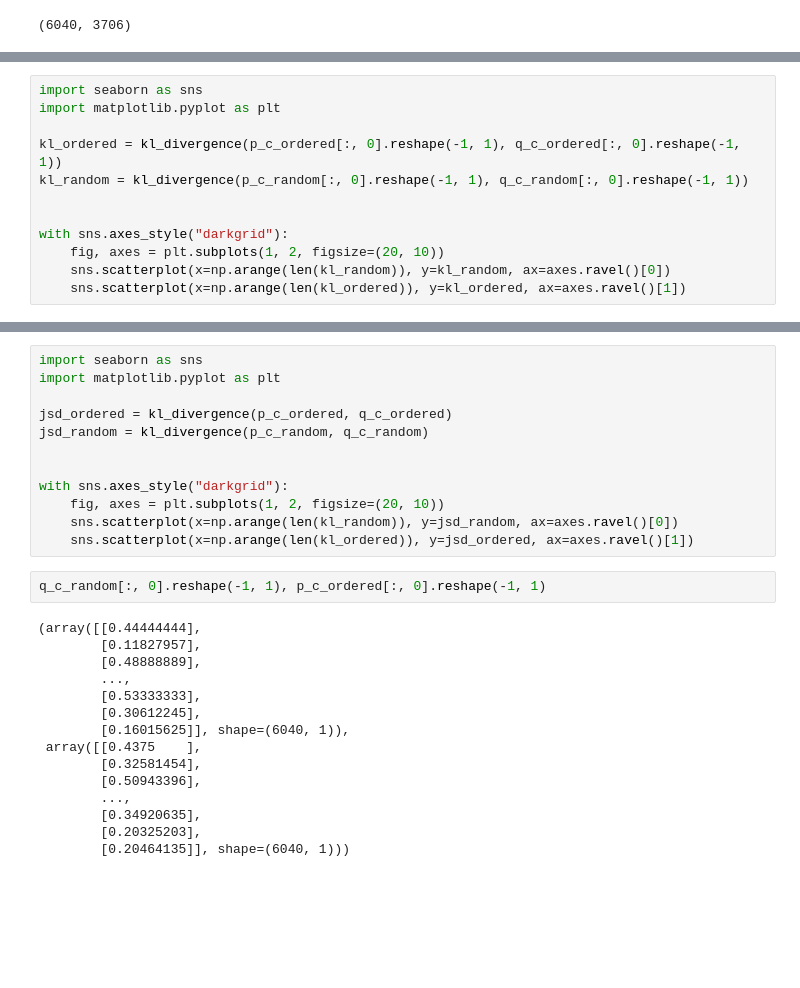
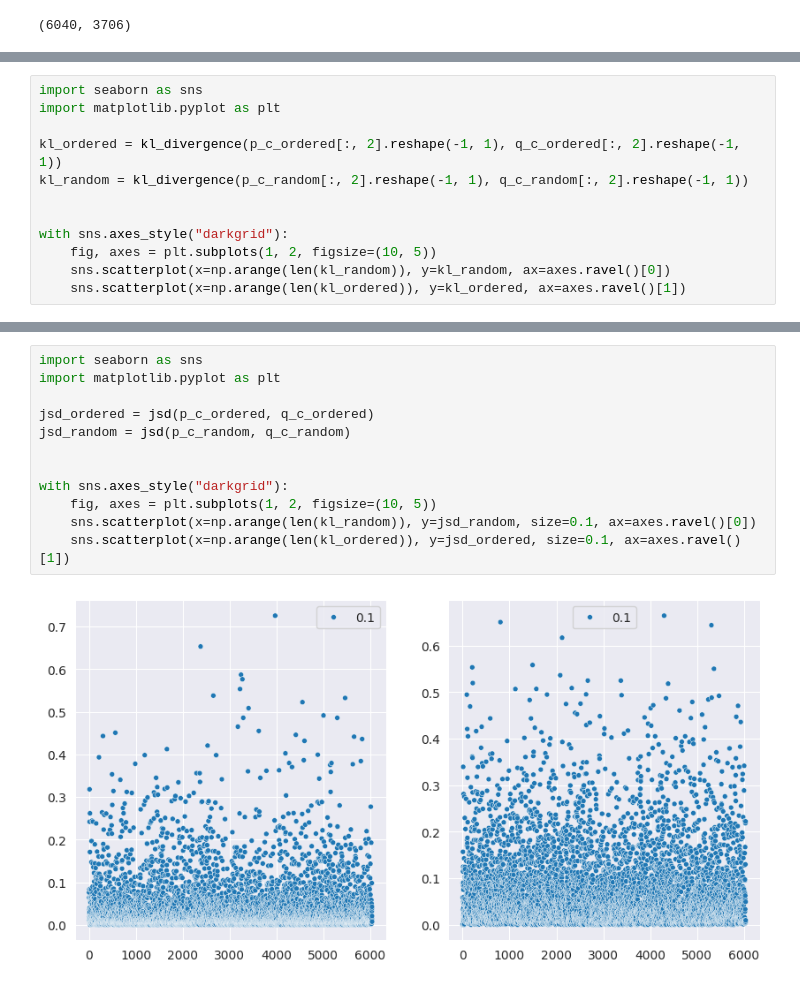
Before and after one commit to yeganegi-reza/Calibration, a Jupyter notebook: EDA/ml_1m.ipynb, the cells around one changed output, grey strips where cells are left out. Drawn from its saved outputs; the diff is of its cells as text; blank space fills up the shorter version.

```diff
--- a/EDA/ml_1m.ipynb
+++ b/EDA/ml_1m.ipynb
@@ -150,12 +149,12 @@ with sns.axes_style("darkgrid"):
 import seaborn as sns
 import matplotlib.pyplot as plt
 
-kl_ordered = kl_divergence(p_c_ordered[:, 0].reshape(-1, 1), q_c_ordered[:, 0].reshape(-1, 1))
-kl_random = kl_divergence(p_c_random[:, 0].reshape(-1, 1), q_c_random[:, 0].reshape(-1, 1))
+kl_ordered = kl_divergence(p_c_ordered[:, 2].reshape(-1, 1), q_c_ordered[:, 2].reshape(-1, 1))
+kl_random = kl_divergence(p_c_random[:, 2].reshape(-1, 1), q_c_random[:, 2].reshape(-1, 1))
 
 
 with sns.axes_style("darkgrid"):
-    fig, axes = plt.subplots(1, 2, figsize=(20, 10))
+    fig, axes = plt.subplots(1, 2, figsize=(10, 5))
     sns.scatterplot(x=np.arange(len(kl_random)), y=kl_random, ax=axes.ravel()[0])
     sns.scatterplot(x=np.arange(len(kl_ordered)), y=kl_ordered, ax=axes.ravel()[1])
 # %% [output]
@@ -170,29 +162,14 @@ array([[1.],
 # %%
 import seaborn as sns
 import matplotlib.pyplot as plt
 
-jsd_ordered = kl_divergence(p_c_ordered, q_c_ordered)
-jsd_random = kl_divergence(p_c_random, q_c_random)
+jsd_ordered = jsd(p_c_ordered, q_c_ordered)
+jsd_random = jsd(p_c_random, q_c_random)
 
 
 with sns.axes_style("darkgrid"):
-    fig, axes = plt.subplots(1, 2, figsize=(20, 10))
-    sns.scatterplot(x=np.arange(len(kl_random)), y=jsd_random, ax=axes.ravel()[0])
-    sns.scatterplot(x=np.arange(len(kl_ordered)), y=jsd_ordered, ax=axes.ravel()[1])
+    fig, axes = plt.subplots(1, 2, figsize=(10, 5))
+    sns.scatterplot(x=np.arange(len(kl_random)), y=jsd_random, size=0.1, ax=axes.ravel()[0])
+    sns.scatterplot(x=np.arange(len(kl_ordered)), y=jsd_ordered, size=0.1, ax=axes.ravel()[1])
+# %% [output]
+[figure, added]
-# %%
-q_c_random[:, 0].reshape(-1, 1), p_c_ordered[:, 0].reshape(-1, 1)
-# %% [output]
-(array([[0.44444444],
-        [0.11827957],
-        [0.48888889],
-        ...,
-        [0.53333333],
-        [0.30612245],
-        [0.16015625]], shape=(6040, 1)),
- array([[0.4375    ],
-        [0.32581454],
-        [0.50943396],
-        ...,
-        [0.34920635],
-        [0.20325203],
-        [0.20464135]], shape=(6040, 1)))
```
Also changed, not shown: parts of 9 cells of this notebook, 7 other files.
